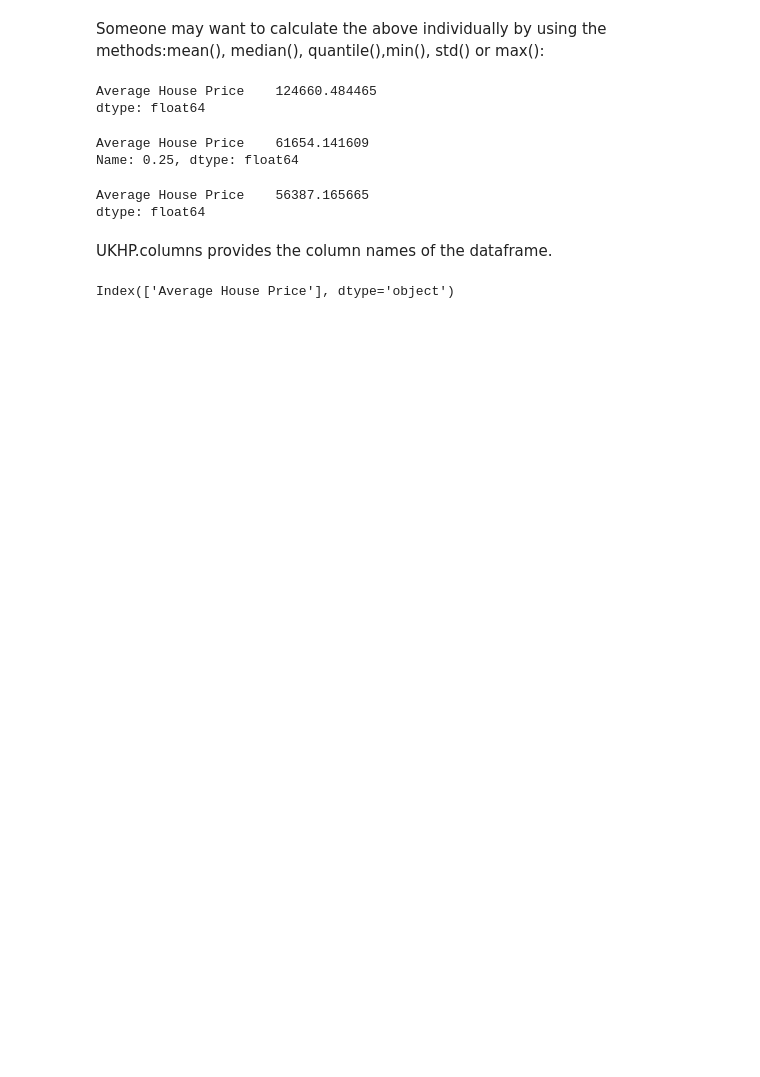
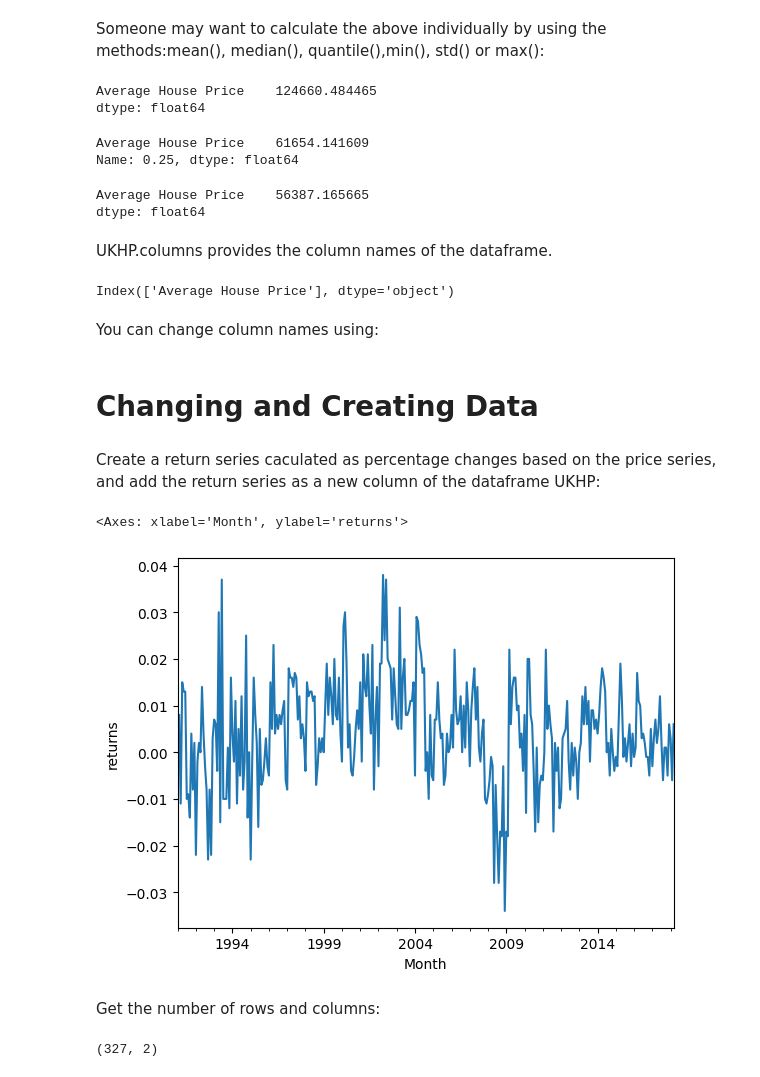
Before and after one commit to HeyyNing/labs, a Jupyter notebook: lab1/lab1.ipynb, the cells around one changed output. Saved outputs shown, nothing was run; the diff lists cells and outputs as text; code cells hidden in the pictures; blank space fills up the shorter version.

```diff
--- a/lab1/lab1.ipynb
+++ b/lab1/lab1.ipynb
@@ -86,3 +86,23 @@ UKHP.columns provides the column names of the dataframe.
 UKHP.columns
 # %% [output]
 Index(['Average House Price'], dtype='object')
+# %% [markdown]
+You can change column names using:
+# %%
+UKHP.rename({'Average House Price': 'Avg_hp'}, axis='columns', inplace=True)
+# %% [markdown]
+# Changing and Creating Data
+# %% [markdown]
+Create a return series caculated as percentage changes based on the price series, and add the return series as a new column of the dataframe UKHP:
+# %%
+UKHP['ret']=UKHP['Avg_hp'].pct_change().round(3)
+UKHP['ret'].plot(ylabel='returns')
+# %% [output]
+<Axes: xlabel='Month', ylabel='returns'>
+[figure, added]
+# %% [markdown]
+Get the number of rows and columns:
+# %%
+UKHP.shape
+# %% [output]
+(327, 2)
```
Also changed, not shown: parts of 5 cells of this notebook.
